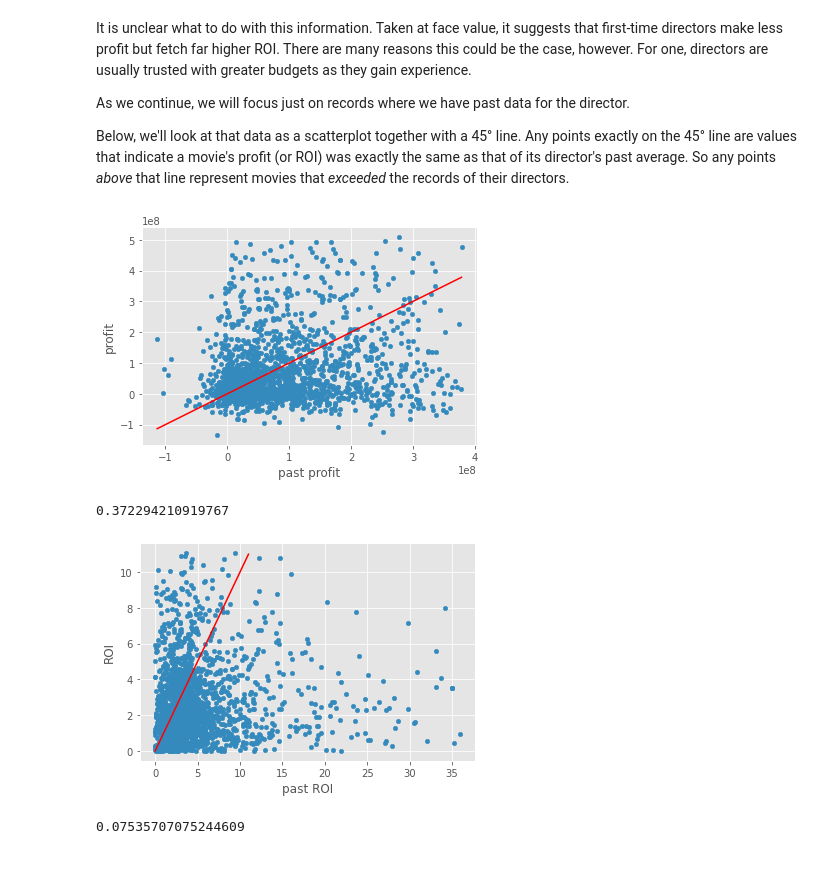
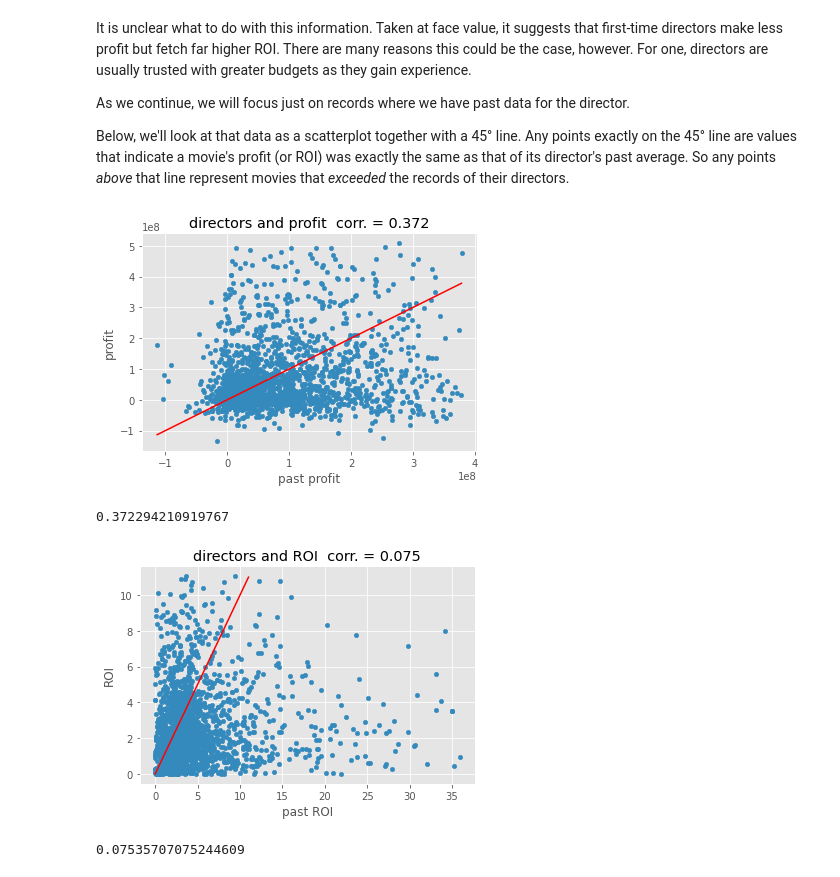
Before and after one commit to aarongalbraith/flatiron-phase1-project-redo, a Jupyter notebook: aaron_galbraith_p1_proj_redo.ipynb, the cells around one changed output. Drawn from its saved outputs; the diff is of its cells as text; code cells hidden in the pictures.

Commit message:
several images and maybe finished slide show

```diff
--- a/aaron_galbraith_p1_proj_redo.ipynb
+++ b/aaron_galbraith_p1_proj_redo.ipynb
@@ -152,11 +152,11 @@ This function will compare current and past values (see explanation below re: Sp
 # this function will trim outliers and create a plot comparing current to past data
 # it will also feature a 45° line (y = x) to show where a feature is worse or better than expected
 
-def past_plot(df, field):
+def past_plot(df, field, plot_title):
     ax = plt.gca()
     df = outlier_trim(df, field, 1.5)
     df = outlier_trim(df, 'past ' + field, 1.5)
-    df.plot('past ' + field, field, kind='scatter', ax=ax)
+    df.plot('past ' + field, field, kind='scatter', title = plot_title, ax=ax)
     maxval = int(round(min(df[field].max(),df['past ' + field].max()),0))
     minval = int(round(max(df[field].min(),df['past ' + field].min()),0))
 
@@ -944,17 +944,17 @@ As we continue, we will focus just on records where we have past data for the di
 
 Below, we'll look at that data as a scatterplot together with a 45° line. Any points exactly on the 45° line are values that indicate a movie's profit (or ROI) was exactly the same as that of its director's past average. So any points *above* that line represent movies that *exceeded* the records of their directors.
 # %%
-past_plot(dir_exp_df, 'profit');
+past_plot(dir_exp_df, 'profit', 'directors and profit  corr. = 0.372');
 # %% [output]
-[figure, old version]
+[figure, new version]
 # %%
 dir_exp_df['profit'].corr(dir_exp_df['past profit'])
 # %% [output]
 0.372294210919767
 # %%
-past_plot(dir_exp_df, 'ROI');
+past_plot(dir_exp_df, 'ROI', 'directors and ROI  corr. = 0.075');
 # %% [output]
-[figure, old version]
+[figure, new version]
 # %%
 dir_exp_df['ROI'].corr(dir_exp_df['past ROI'])
 # %% [output]
```
Also changed, not shown: parts of 7 cells of this notebook, 11 other files.
